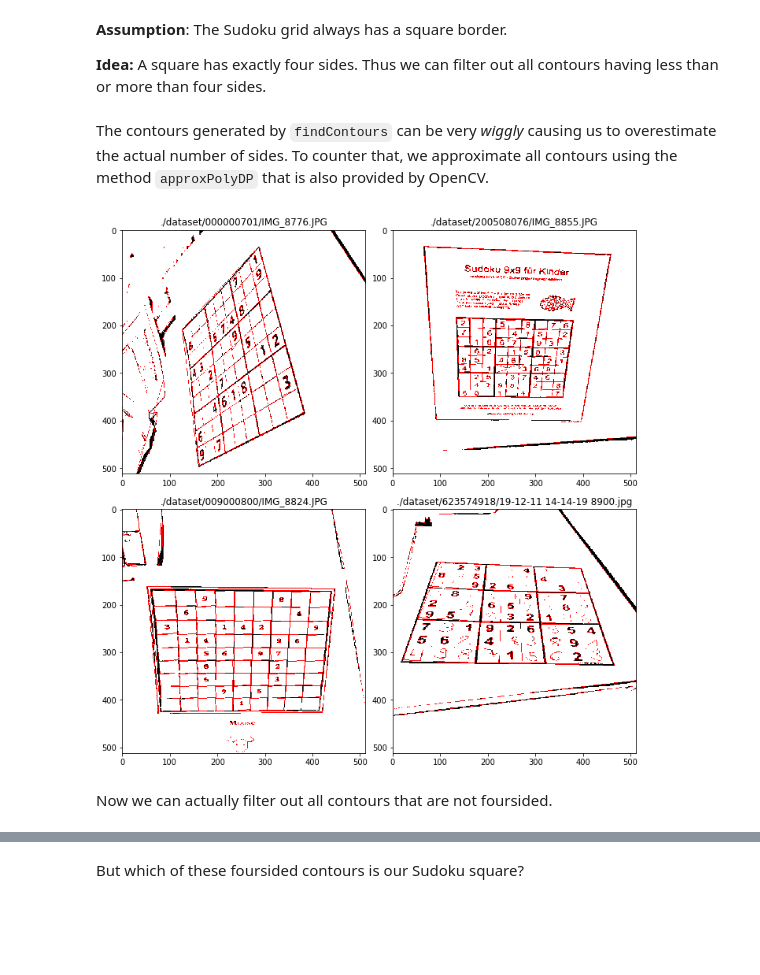
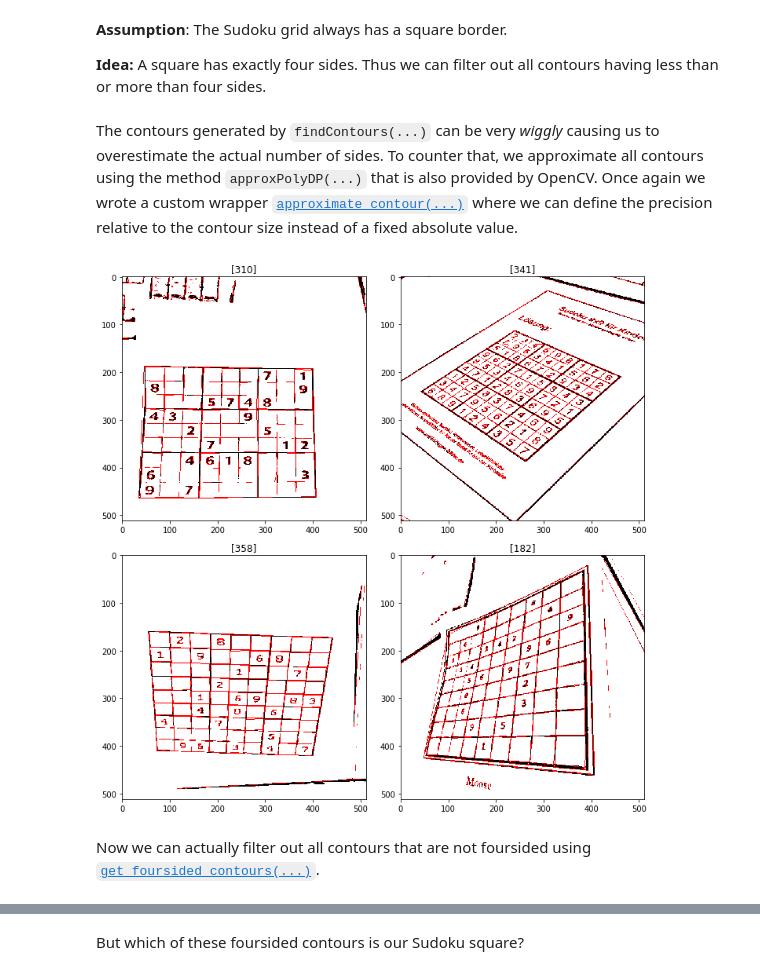
Before and after one commit to uol-mediaprocessing-201920/group-projects-sudoku-solver, a Jupyter notebook: main_detection.ipynb, the cells around one changed output, grey strips where cells are left out. Saved outputs shown, nothing was run; the diff lists cells and outputs as text; code cells hidden in the pictures; blank space fills up the shorter version.

```diff
--- a/main_detection.ipynb
+++ b/main_detection.ipynb
@@ -112,9 +118,0 @@ As previously mentioned we do this using the method `findContours` provided by O
-# %%
-def find_contours(image):
-  # image must be inverted, because findContours treats white as foreground and black as background
-  # if we don't invert the image, the image border will be detected as a contour
-  image = cv.bitwise_not(image)
-  contours, _ = cv.findContours(image, cv.RETR_TREE, cv.CHAIN_APPROX_SIMPLE)
-  return contours
-
-contours = [find_contours(x) for x in dataset["thresh_image"]]
@@ -120,0 +127,3 @@ contours = [find_contours(x) for x in dataset["thresh_image"]]
+# %%
+dataset["contours"] = [find_contours(x) for x in dataset["thresh_image"]]
+dataset["contours"]
@@ -123,13 +145,0 @@ The set of found contours can be visualized using the method `drawContours` prov
-# %%
-def draw_contours(image, contours, thickness=0.001, color=(0, 0, 255)):
-  # convert image from grayscale to BGR
-  image = cv.cvtColor(image, cv.COLOR_GRAY2BGR)
-  height, width = image.shape[:2]
-  thickness = (height + width) / 2 * thickness
-  # draw contours using OpenCV
-  if not any(x is None for x in contours):
-    cv.drawContours(image, contours, -1, color, int(thickness))
-  return cv.cvtColor(image, cv.COLOR_BGR2RGB)
-
-dataset["contour_image"] = [draw_contours(x, y) for x, y in zip(dataset["thresh_image"], contours)]
-show_images(dataset["contour_image"], dataset.index, i_samples=demo_indices)
@@ -139,0 +146,4 @@ show_images(dataset["contour_image"], dataset.index, i_samples=demo_indices)
+# %%
+dataset["contours_image"] = [draw_contours(x, y, color=(255, 0, 0), input_format="GRAY", output_format="RGB") \
+                            for x, y in zip(dataset["thresh_image"], dataset["contours"])]
+show_images(dataset["contours_image"], i_samples=demo_indices)
@@ -146,20 +160,16 @@ From all of the detected contours we now have to determine which contours are ac
 
 **Idea:** A square has exactly four sides. Thus we can filter out all contours having less than or more than four sides.
 # %% [markdown]
-The contours generated by `findContours` can be very *wiggly* causing us to overestimate the actual number of sides.
-To counter that, we approximate all contours using the method `approxPolyDP` that is also provided by OpenCV.
+The contours generated by `findContours(...)` can be very *wiggly* causing us to overestimate the actual number of sides.
+To counter that, we approximate all contours using the method `approxPolyDP(...)` that is also provided by OpenCV.
+Once again we wrote a custom wrapper [`approximate_contour(...)`](https://raw.githubusercontent.com/uol-mediaprocessing/group-projects-sudoku-solver/master/definitions/detection.py) where we can define the precision relative to the contour size instead of a fixed absolute value.
 # %%
-def approximate_contour(contour, precision=0.1):
-  # convert relative precision to absolute precision (epsilon)
-  _, _, width, height = cv.boundingRect(contour)
-  epsilon = (width + height) / 2 * precision
-  return cv.approxPolyDP(contour, epsilon, closed=True)
-
-approximated_contours = [[approximate_contour(y) for y in x] for x in contours]
-dataset["contour_image"] = [draw_contours(x, y) for x, y in zip(dataset["thresh_image"], approximated_contours)]
-show_images(dataset["contour_image"], dataset.index, i_samples=demo_indices)
+dataset["contours"] = [[approximate_contour(y) for y in x] for x in dataset["contours"]]
+dataset["contours_image"] = [draw_contours(x, y, color=(255, 0, 0), input_format="GRAY", output_format="RGB") \
+                             for x, y in zip(dataset["thresh_image"], dataset["contours"])]
+show_images(dataset["contours_image"], i_samples=demo_indices)
 # %% [output]
-[figure, old version]
+[figure, new version]
 # %% [markdown]
-Now we can actually filter out all contours that are not foursided.
+Now we can actually filter out all contours that are not foursided using [`get_foursided_contours(...)`](`approximate_contour(...)`).
 # %%
```
Also changed, not shown: parts of 44 cells of this notebook.
